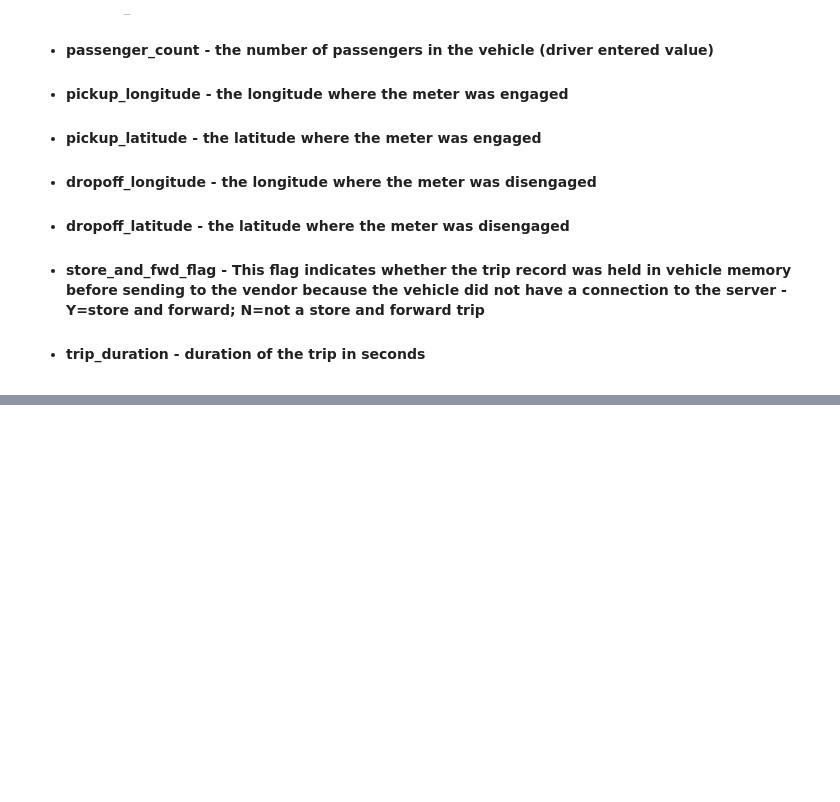
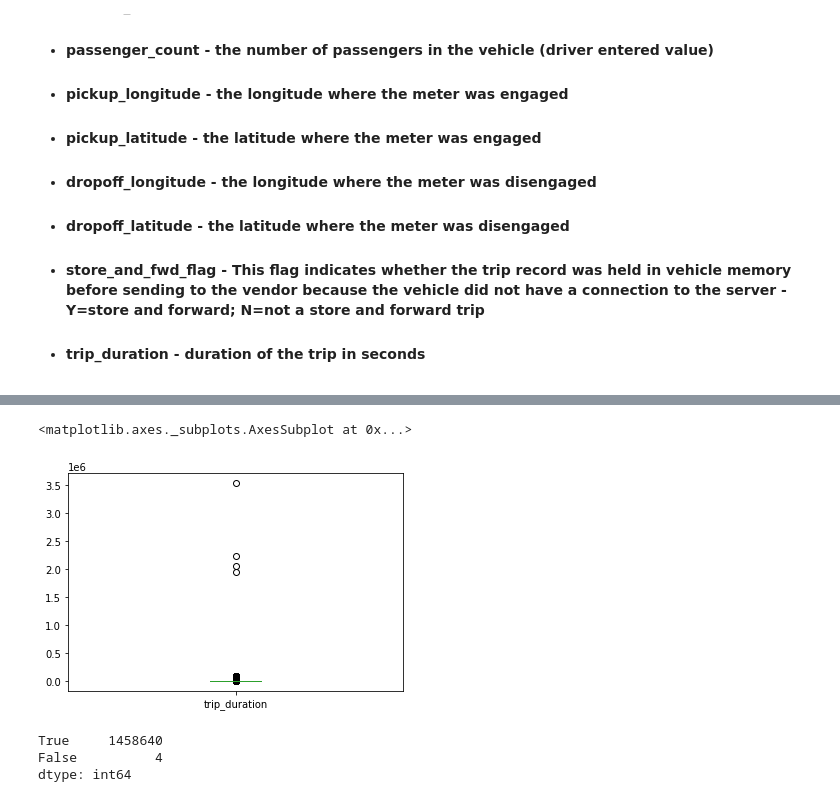
Before and after one commit to jainrasik/NYC-Taxi-Trip-Time-Prediction-Rasik-Jain, a Jupyter notebook: NYC_Taxi_Trip_Time_Prediction_rasik_jain_Capstone_Project.ipynb, the cells around one changed output, grey strips where cells are left out. Drawn from its saved outputs; the diff is of its cells as text; code cells hidden in the pictures; blank space fills up the shorter version.

```diff
--- a/NYC_Taxi_Trip_Time_Prediction_rasik_jain_Capstone_Project.ipynb
+++ b/NYC_Taxi_Trip_Time_Prediction_rasik_jain_Capstone_Project.ipynb
@@ -28,0 +154,5 @@
+# %%
+df['trip_duration'].plot(kind='box')
+# %% [output]
+<matplotlib.axes._subplots.AxesSubplot at 0x...>
+[figure, added]
@@ -28,0 +164,6 @@
+# %%
+(df['calculate_trip_duration']==df['trip_duration']).value_counts()
+# %% [output]
+True     1458640
+False          4
+dtype: int64
```
Also changed, not shown: parts of 45 cells of this notebook.
